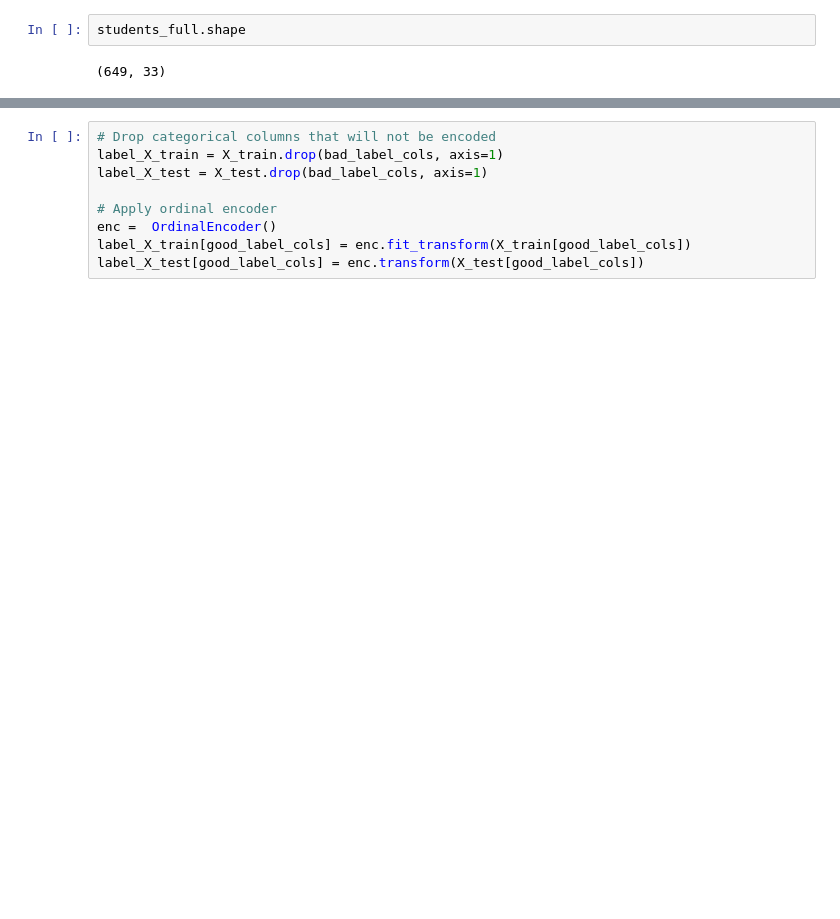
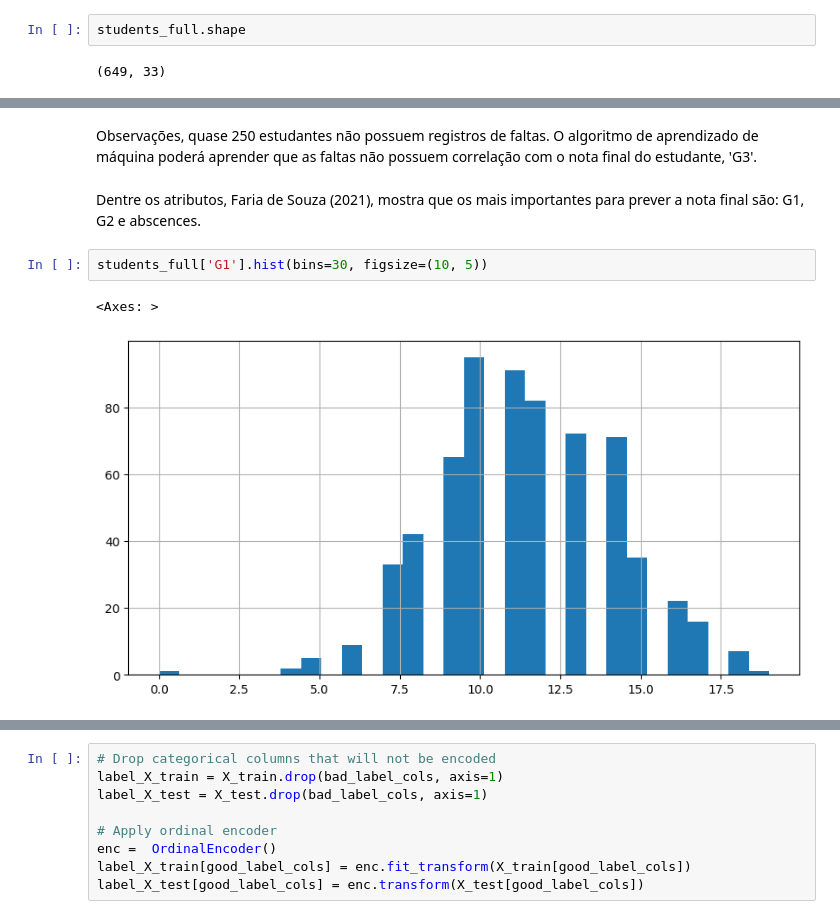
Before and after one commit to emanoelopes/progpy, a Jupyter notebook: uci-dt-studentsperformanceprediction.ipynb, the cells around one changed output, grey strips where cells are left out. Cells and saved outputs as stored; diff of their text form; blank space fills up the shorter version.

```diff
--- a/uci-dt-studentsperformanceprediction.ipynb
+++ b/uci-dt-studentsperformanceprediction.ipynb
@@ -76,0 +223,9 @@ students_full.shape
+# %% [markdown]
+Observações, quase 250 estudantes não possuem registros de faltas. O algoritmo de aprendizado de máquina poderá aprender que as faltas não possuem correlação com o nota final do estudante, 'G3'.
+# %% [markdown]
+Dentre os atributos, Faria de Souza (2021), mostra que os mais importantes para prever a nota final são: G1, G2 e abscences.
+# %%
+students_full['G1'].hist(bins=30, figsize=(10, 5))
+# %% [output]
+<Axes: >
+[figure, added]
```
Also changed, not shown: parts of 44 cells of this notebook.
